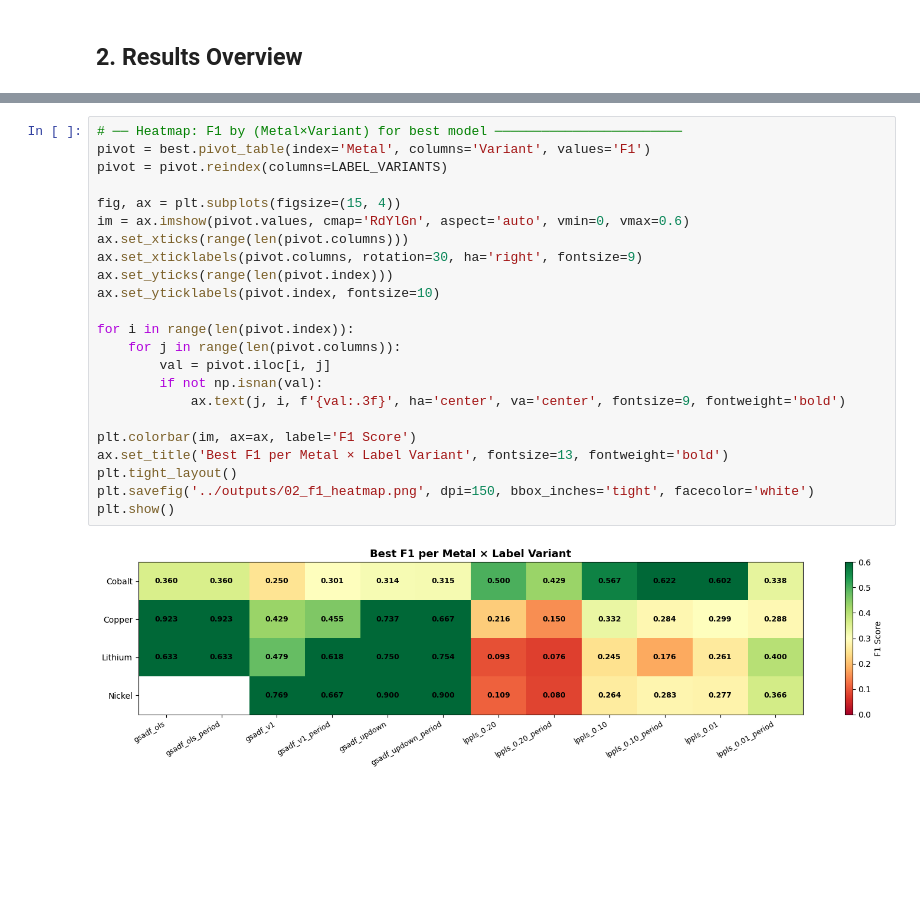
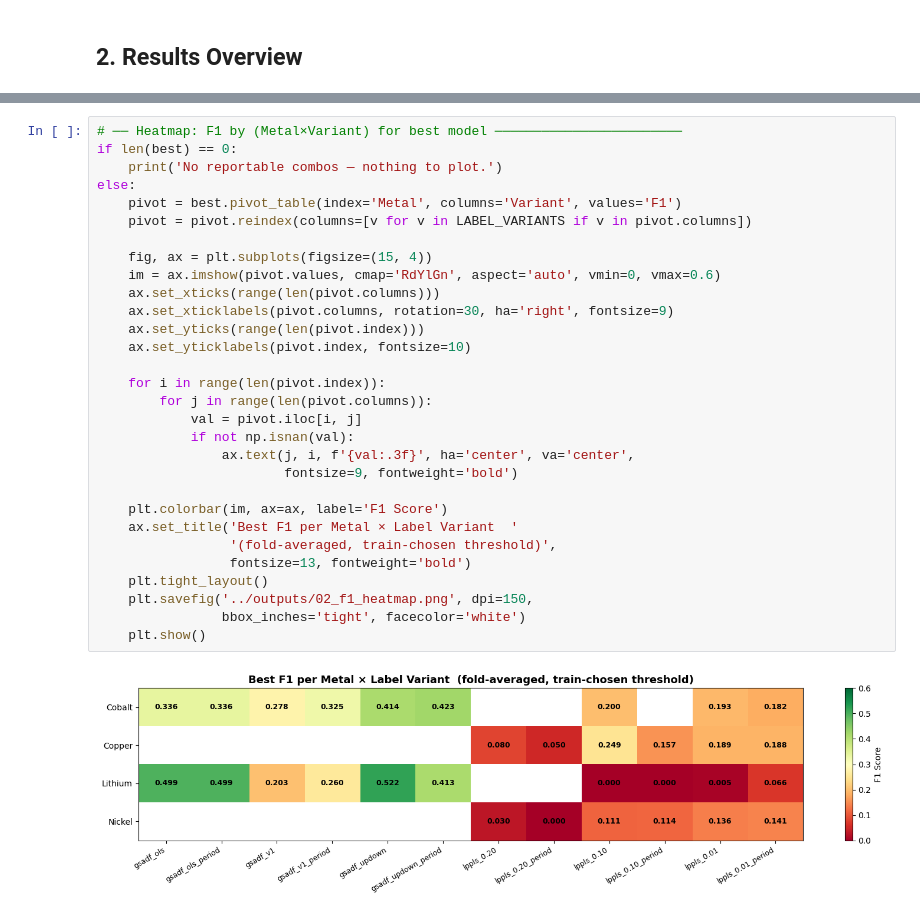
Before and after one commit to Doosheck/metals, a Jupyter notebook: notebooks/02_model_training.ipynb, the cells around one changed output, grey strips where cells are left out. Cells and saved outputs as stored; diff of their text form; blank space fills up the shorter version.

```diff
--- a/notebooks/02_model_training.ipynb
+++ b/notebooks/02_model_training.ipynb
@@ -402,29 +668,36 @@ Best model per metal per label variant (by F1):
 Saved → outputs/best_per_metal.csv
 # %%
 # ── Heatmap: F1 by (Metal×Variant) for best model ────────────────────────
-pivot = best.pivot_table(index='Metal', columns='Variant', values='F1')
-pivot = pivot.reindex(columns=LABEL_VARIANTS)
+if len(best) == 0:
+    print('No reportable combos — nothing to plot.')
+else:
+    pivot = best.pivot_table(index='Metal', columns='Variant', values='F1')
+    pivot = pivot.reindex(columns=[v for v in LABEL_VARIANTS if v in pivot.columns])
 
-fig, ax = plt.subplots(figsize=(15, 4))
-im = ax.imshow(pivot.values, cmap='RdYlGn', aspect='auto', vmin=0, vmax=0.6)
-ax.set_xticks(range(len(pivot.columns)))
-ax.set_xticklabels(pivot.columns, rotation=30, ha='right', fontsize=9)
-ax.set_yticks(range(len(pivot.index)))
-ax.set_yticklabels(pivot.index, fontsize=10)
+    fig, ax = plt.subplots(figsize=(15, 4))
+    im = ax.imshow(pivot.values, cmap='RdYlGn', aspect='auto', vmin=0, vmax=0.6)
+    ax.set_xticks(range(len(pivot.columns)))
+    ax.set_xticklabels(pivot.columns, rotation=30, ha='right', fontsize=9)
+    ax.set_yticks(range(len(pivot.index)))
+    ax.set_yticklabels(pivot.index, fontsize=10)
 
-for i in range(len(pivot.index)):
-    for j in range(len(pivot.columns)):
-        val = pivot.iloc[i, j]
-        if not np.isnan(val):
-            ax.text(j, i, f'{val:.3f}', ha='center', va='center', fontsize=9, fontweight='bold')
+    for i in range(len(pivot.index)):
+        for j in range(len(pivot.columns)):
+            val = pivot.iloc[i, j]
+            if not np.isnan(val):
+                ax.text(j, i, f'{val:.3f}', ha='center', va='center',
+                        fontsize=9, fontweight='bold')
 
-plt.colorbar(im, ax=ax, label='F1 Score')
-ax.set_title('Best F1 per Metal × Label Variant', fontsize=13, fontweight='bold')
-plt.tight_layout()
-plt.savefig('../outputs/02_f1_heatmap.png', dpi=150, bbox_inches='tight', facecolor='white')
-plt.show()
+    plt.colorbar(im, ax=ax, label='F1 Score')
+    ax.set_title('Best F1 per Metal × Label Variant  '
+                 '(fold-averaged, train-chosen threshold)',
+                 fontsize=13, fontweight='bold')
+    plt.tight_layout()
+    plt.savefig('../outputs/02_f1_heatmap.png', dpi=150,
+                bbox_inches='tight', facecolor='white')
+    plt.show()
 # %% [output]
-[figure, old version]
+[figure, new version]
 # %%
 # ── Heatmap: Episode Detection Rate ──────────────────────────────────────
 def ep_rate(s):
```
Also changed, not shown: parts of 16 cells of this notebook, 50 other files.
